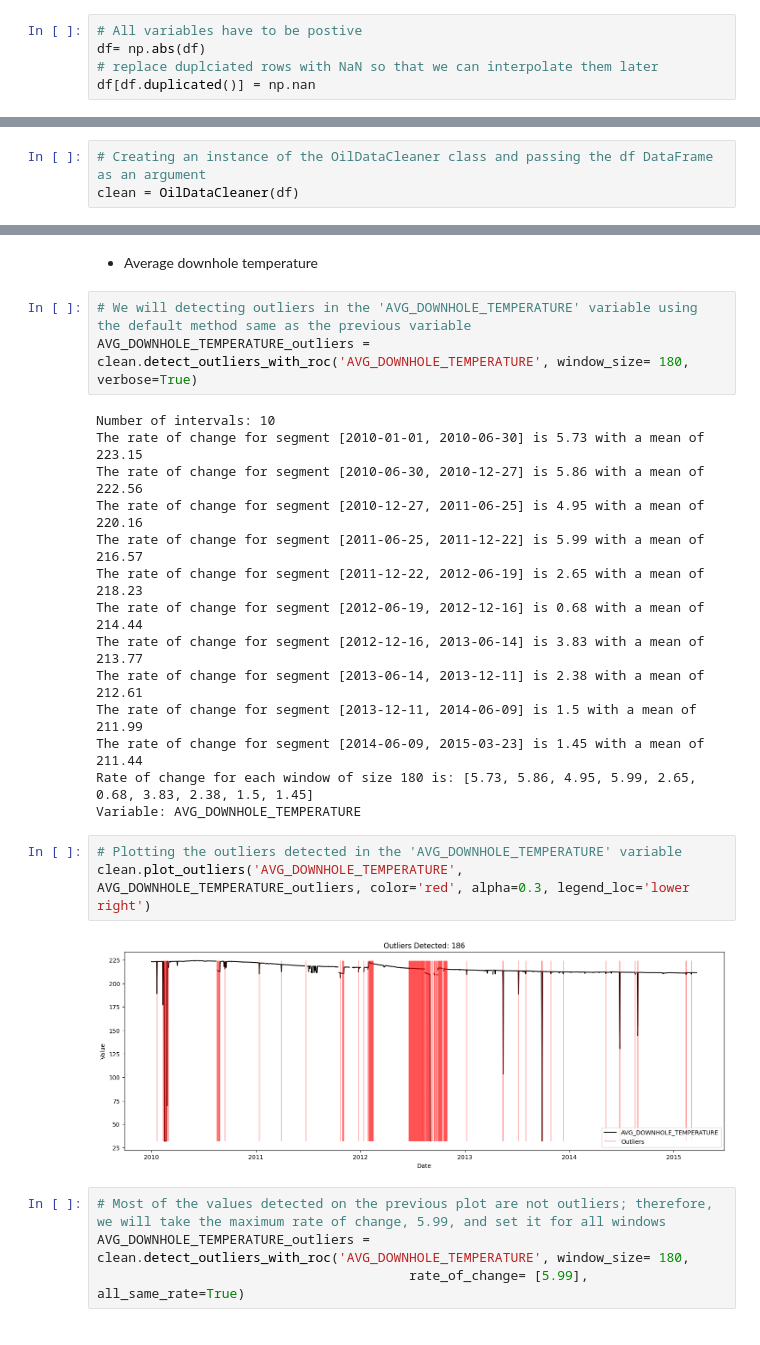
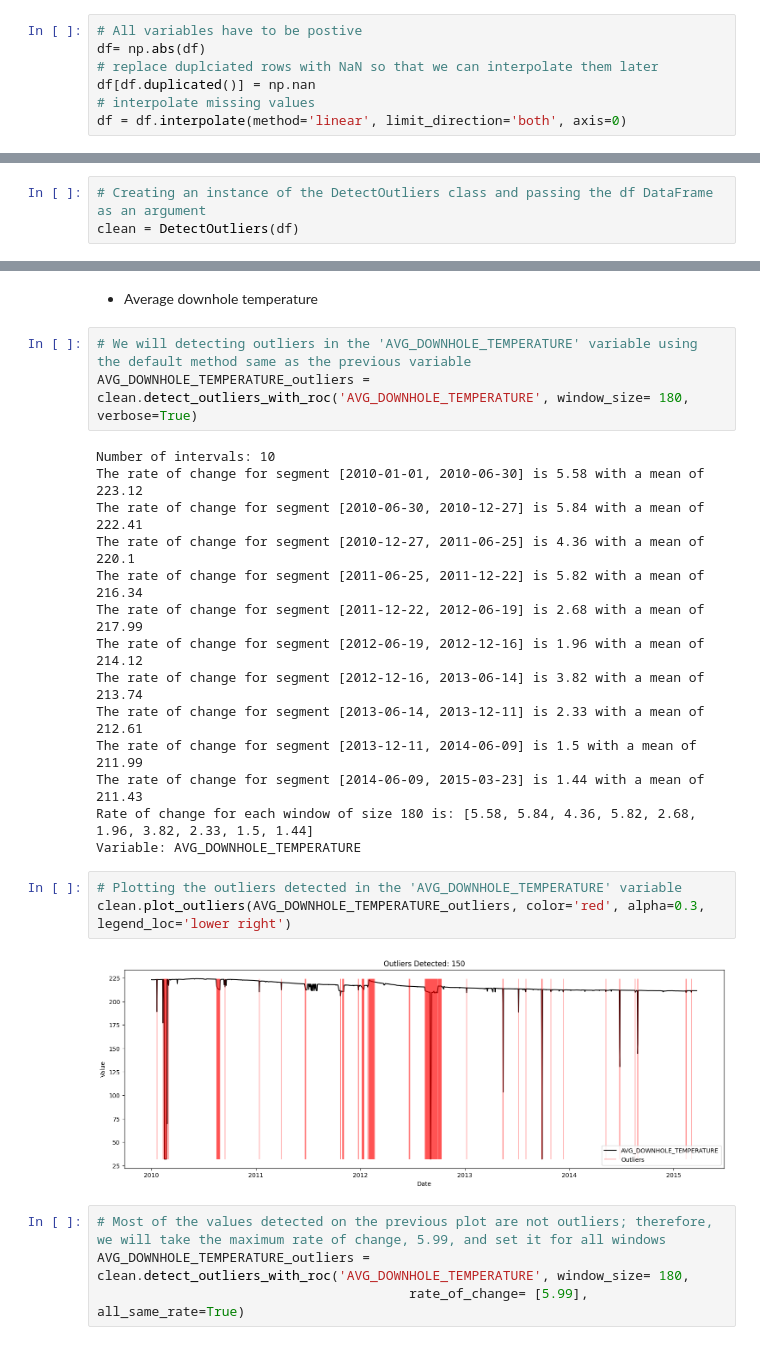
Before and after one commit to ashrafalaghbari/GA-TCN-LSTM, a Jupyter notebook: data_preprocessing/data_cleaning.ipynb, the cells around one changed output, grey strips where cells are left out. Cells and saved outputs as stored; diff of their text form.

```diff
--- a/data_preprocessing/data_cleaning.ipynb
+++ b/data_preprocessing/data_cleaning.ipynb
@@ -47,4 +51,6 @@ df = df.drop(["AVG_ANNULUS_PRESS", "AVG_DP_TUBING"], axis=1)
 df= np.abs(df)
 # replace duplciated rows with NaN so that we can interpolate them later
 df[df.duplicated()] = np.nan
+# interpolate missing values
+df = df.interpolate(method='linear', limit_direction='both', axis=0)
 # %% [markdown]
@@ -54,6 +60,6 @@ We will use the `OilDataCleaner` class to identify and treat outliers in the dat
 # %%
-# Creating an instance of the OilDataCleaner class and passing the df DataFrame as an argument
-clean = OilDataCleaner(df)
+# Creating an instance of the DetectOutliers class and passing the df DataFrame as an argument
+clean = DetectOutliers(df)
 # %% [markdown]
 * Production on stream hours
 # %%
@@ -242,23 +309,23 @@ clean.plot_outliers('AVG_DOWNHOLE_PRESSURE', AVG_DOWNHOLE_PRESSURE_outliers, col
 AVG_DOWNHOLE_TEMPERATURE_outliers = clean.detect_outliers_with_roc('AVG_DOWNHOLE_TEMPERATURE', window_size= 180, verbose=True)
 # %% [output]
 Number of intervals: 10
-The rate of change for segment [2010-01-01, 2010-06-30] is 5.73 with a mean of 223.15
-The rate of change for segment [2010-06-30, 2010-12-27] is 5.86 with a mean of 222.56
-The rate of change for segment [2010-12-27, 2011-06-25] is 4.95 with a mean of 220.16
-The rate of change for segment [2011-06-25, 2011-12-22] is 5.99 with a mean of 216.57
-The rate of change for segment [2011-12-22, 2012-06-19] is 2.65 with a mean of 218.23
-The rate of change for segment [2012-06-19, 2012-12-16] is 0.68 with a mean of 214.44
-The rate of change for segment [2012-12-16, 2013-06-14] is 3.83 with a mean of 213.77
-The rate of change for segment [2013-06-14, 2013-12-11] is 2.38 with a mean of 212.61
+The rate of change for segment [2010-01-01, 2010-06-30] is 5.58 with a mean of 223.12
+The rate of change for segment [2010-06-30, 2010-12-27] is 5.84 with a mean of 222.41
+The rate of change for segment [2010-12-27, 2011-06-25] is 4.36 with a mean of 220.1
+The rate of change for segment [2011-06-25, 2011-12-22] is 5.82 with a mean of 216.34
+The rate of change for segment [2011-12-22, 2012-06-19] is 2.68 with a mean of 217.99
+The rate of change for segment [2012-06-19, 2012-12-16] is 1.96 with a mean of 214.12
+The rate of change for segment [2012-12-16, 2013-06-14] is 3.82 with a mean of 213.74
+The rate of change for segment [2013-06-14, 2013-12-11] is 2.33 with a mean of 212.61
 The rate of change for segment [2013-12-11, 2014-06-09] is 1.5 with a mean of 211.99
-The rate of change for segment [2014-06-09, 2015-03-23] is 1.45 with a mean of 211.44
-Rate of change for each window of size 180 is: [5.73, 5.86, 4.95, 5.99, 2.65, 0.68, 3.83, 2.38, 1.5, 1.45]
+The rate of change for segment [2014-06-09, 2015-03-23] is 1.44 with a mean of 211.43
+Rate of change for each window of size 180 is: [5.58, 5.84, 4.36, 5.82, 2.68, 1.96, 3.82, 2.33, 1.5, 1.44]
 Variable: AVG_DOWNHOLE_TEMPERATURE
 # %%
 # Plotting the outliers detected in the 'AVG_DOWNHOLE_TEMPERATURE' variable
-clean.plot_outliers('AVG_DOWNHOLE_TEMPERATURE', AVG_DOWNHOLE_TEMPERATURE_outliers, color='red', alpha=0.3, legend_loc='lower right')
+clean.plot_outliers(AVG_DOWNHOLE_TEMPERATURE_outliers, color='red', alpha=0.3, legend_loc='lower right')
 # %% [output]
-[figure, old version]
+[figure, new version]
 # %%
 # Most of the values detected on the previous plot are not outliers; therefore, we will take the maximum rate of change, 5.99, and set it for all windows
 AVG_DOWNHOLE_TEMPERATURE_outliers = clean.detect_outliers_with_roc('AVG_DOWNHOLE_TEMPERATURE', window_size= 180,
```
Also changed, not shown: parts of 56 cells of this notebook.
